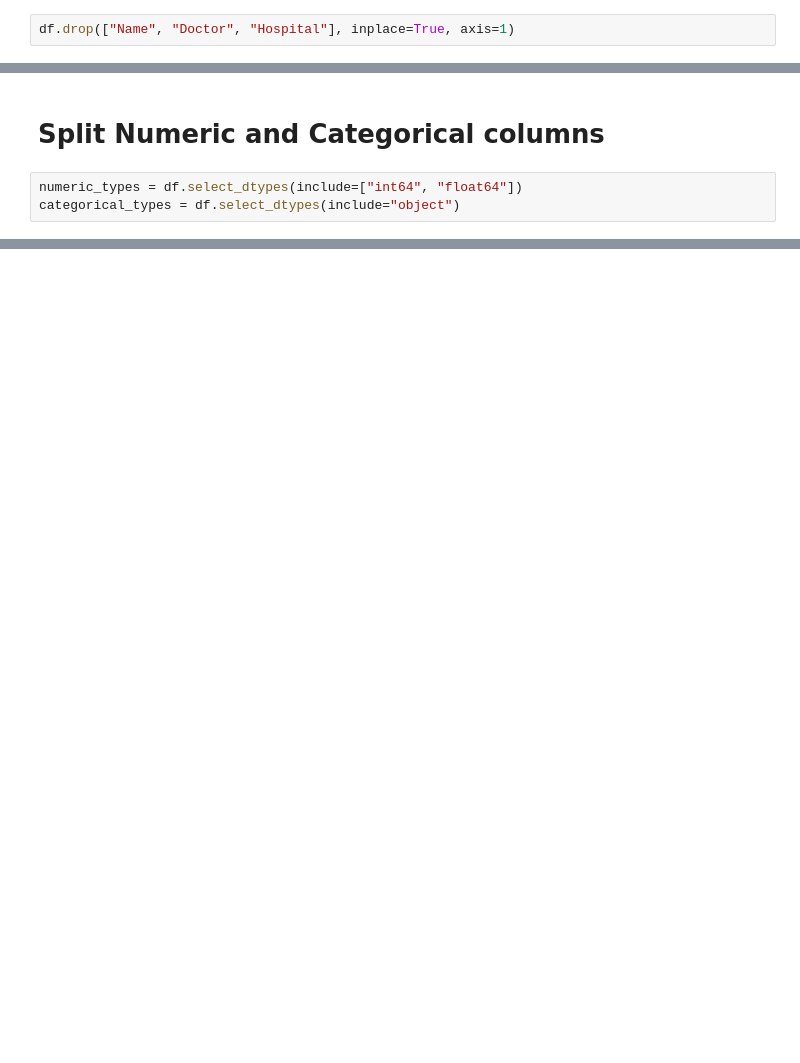
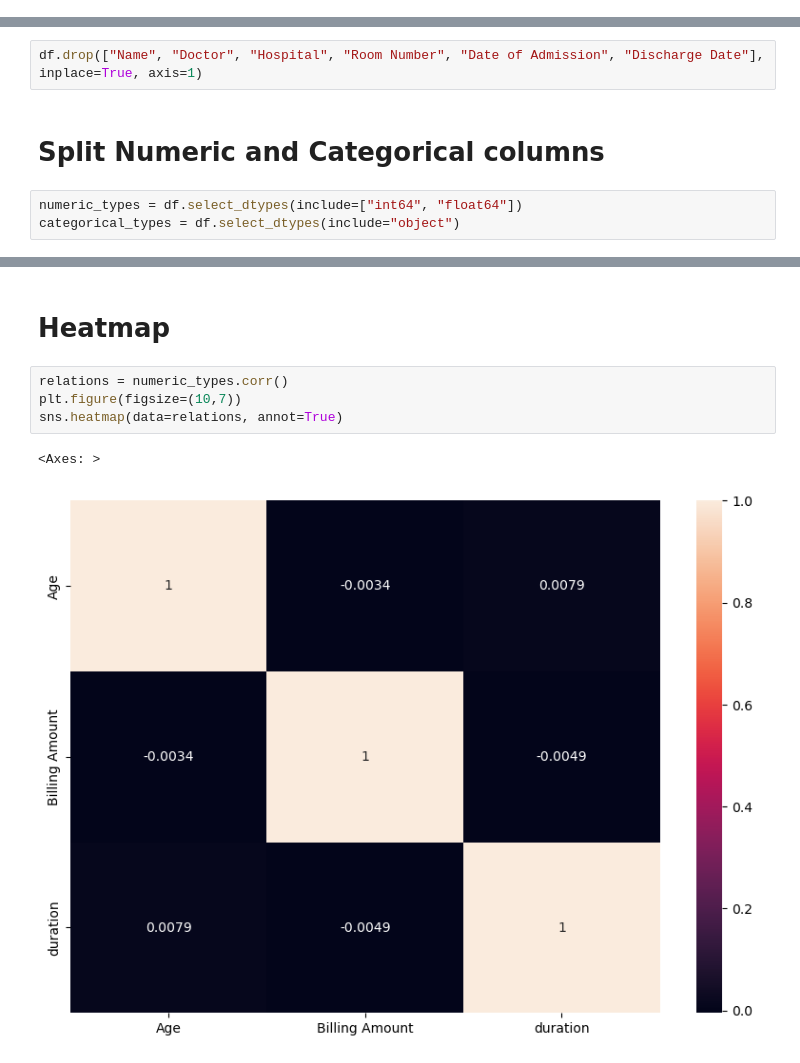
Before and after one commit to MaukanMir/Health-Care-Analysis, a Jupyter notebook: training.ipynb, the cells around one changed output, grey strips where cells are left out. Saved outputs shown, nothing was run; the diff lists cells and outputs as text; blank space fills up the shorter version.

```diff
--- a/training.ipynb
+++ b/training.ipynb
@@ -118,8 +118,6 @@ Medication
 5
 Test Results
 3
-# %%
-df.drop(["Name", "Doctor", "Hospital"], inplace=True, axis=1)
 # %% [markdown]
 # Feature Engineering
 # %%
@@ -127,6 +125,8 @@ df['Discharge Date'] = pd.to_datetime(df['Discharge Date'])
 df['Date of Admission'] = pd.to_datetime(df['Date of Admission'])
 # %%
 df["duration"] = (df["Discharge Date"] - df["Date of Admission"]).dt.days
+# %%
+df.drop(["Name", "Doctor", "Hospital", "Room Number", "Date of Admission", "Discharge Date"], inplace=True, axis=1)
 # %% [markdown]
 # Split Numeric and Categorical columns
 # %%
@@ -153,0 +161,9 @@ df.drop(["Room Number", "Date of Admission", "Discharge Date"], inplace=True, ax
+# %% [markdown]
+# Heatmap
+# %%
+relations = numeric_types.corr()
+plt.figure(figsize=(10,7))
+sns.heatmap(data=relations, annot=True)
+# %% [output]
+<Axes: >
+[figure, added]
```
Also changed, not shown: parts of 3 cells of this notebook.
